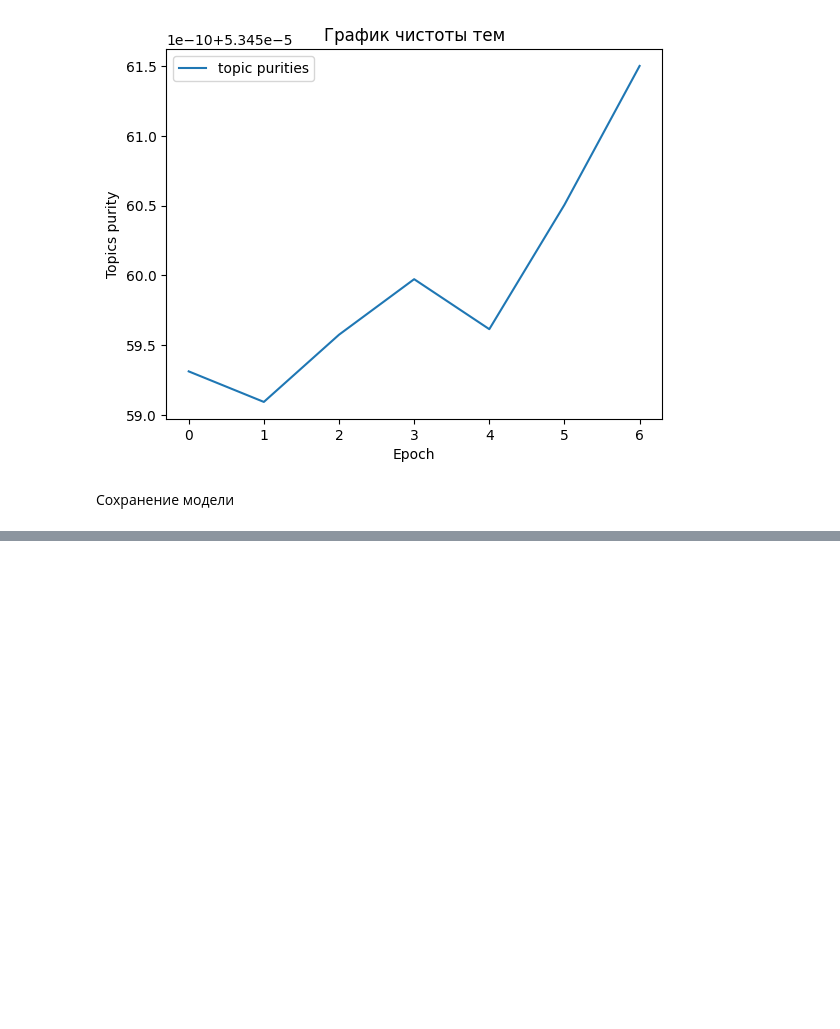
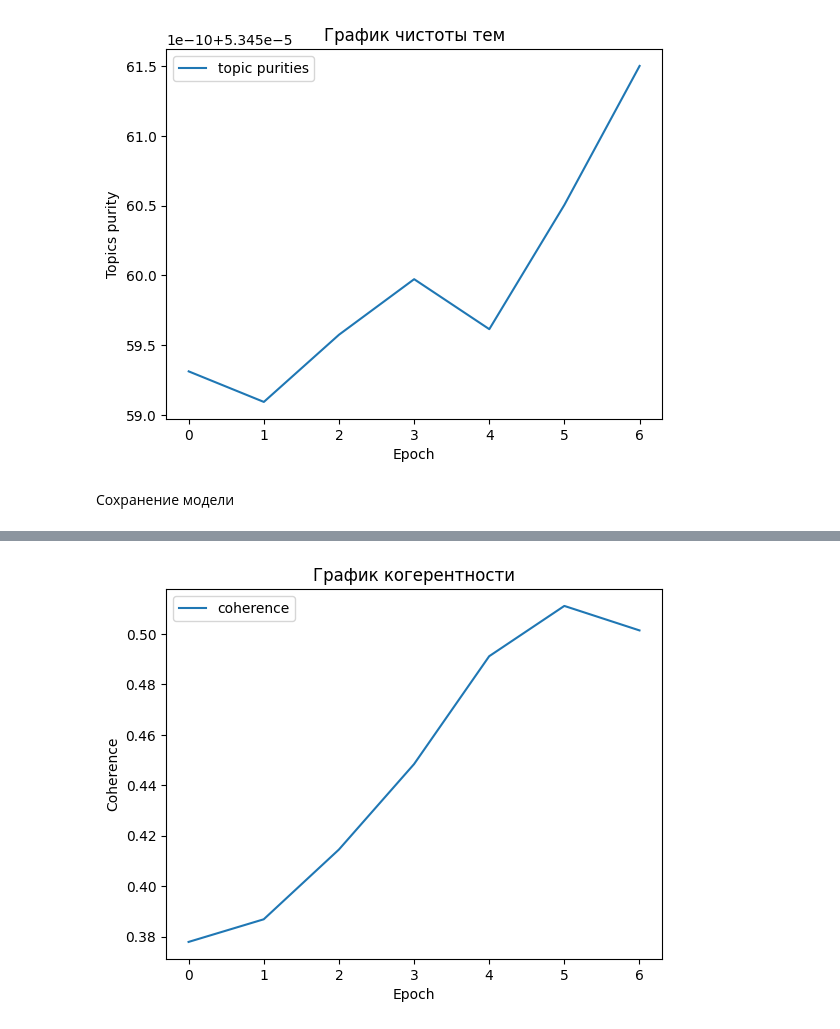
Before and after one commit to drema3-4/automatic_classification_of_news, a Jupyter notebook: code/calculate_topic_model.ipynb, the cells around one changed output, grey strips where cells are left out. Drawn from its saved outputs; the diff is of its cells as text; code cells hidden in the pictures; blank space fills up the shorter version.

```diff
--- a/code/calculate_topic_model.ipynb
+++ b/code/calculate_topic_model.ipynb
@@ -1030,0 +1078,4 @@ ho_tfidf_10.save_theta("./drive/MyDrive/theta_tfidf_10.xlsx")
+# %%
+m_tfidf_1_reg.print_coherence_by_epochs()
+# %% [output]
+[figure, added]
```
Also changed, not shown: parts of 27 cells of this notebook, 5 other files.
